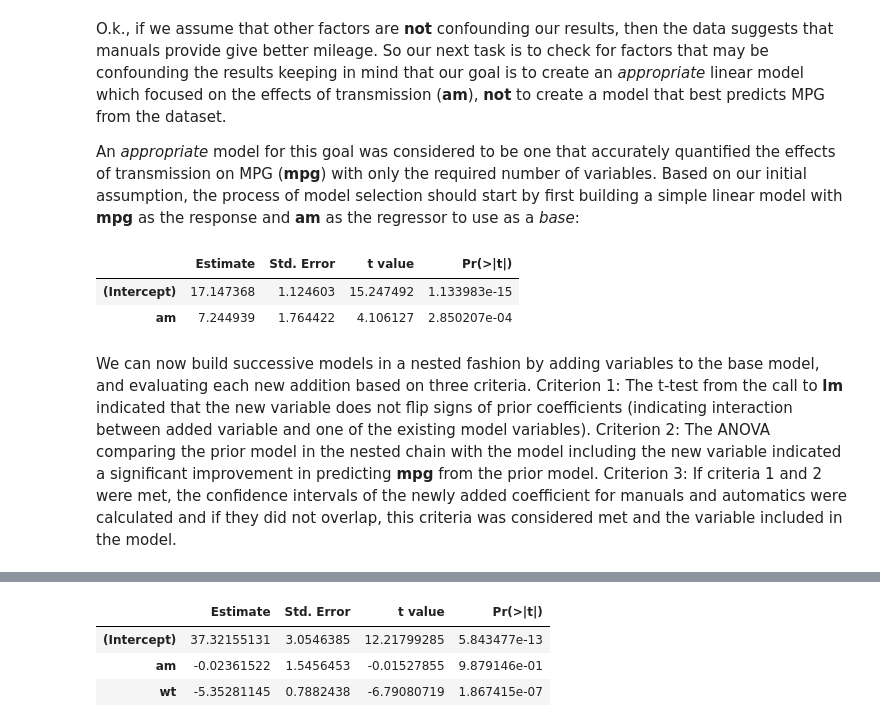
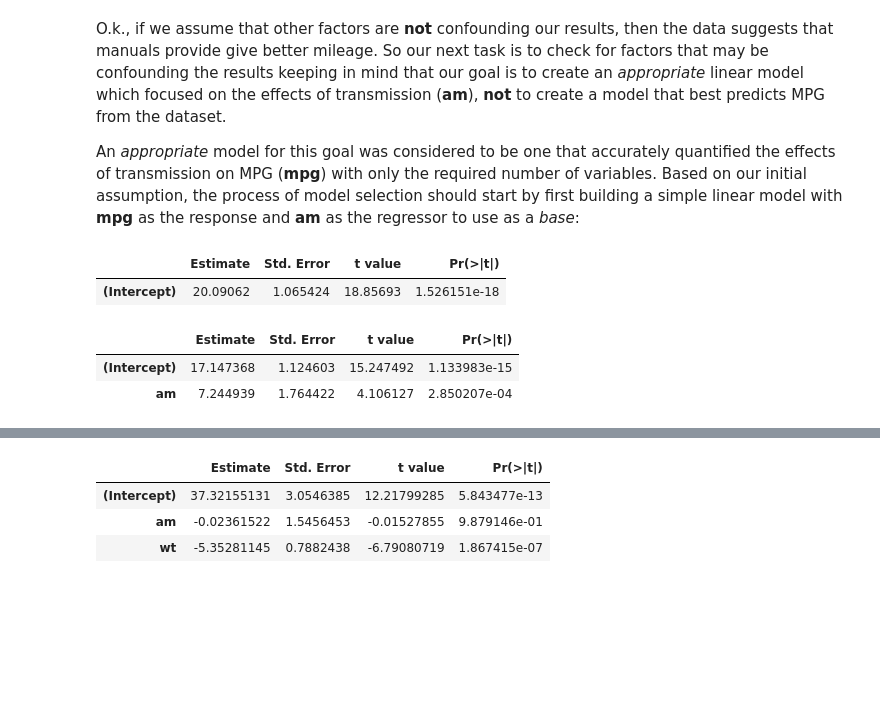
Before and after one commit to focods/WonderfulML, a Jupyter notebook: docs/solutions/session03_r.ipynb, the cells around one changed output, grey strips where cells are left out. Saved outputs shown, nothing was run; the diff lists cells and outputs as text; code cells hidden in the pictures; blank space fills up the shorter version.

Commit message:
fix first part of analysis, remove testSlopes function

```diff
--- a/docs/solutions/session03_r.ipynb
+++ b/docs/solutions/session03_r.ipynb
@@ -100,11 +102,14 @@ mean in group 0 mean in group 1
 O.k., if we assume that other factors are **not** confounding our results, then the data suggests that manuals provide give better mileage.  So our next task is to check for factors that may be confounding the results keeping in mind that our goal is to create an *appropriate* linear model which focused on the effects of transmission (**am**), **not** to create a model that best predicts MPG from the dataset.
 
 An *appropriate* model for this goal was considered to be one that accurately quantified the effects of transmission on MPG (**mpg**) with only the required number of variables. Based on our initial assumption, the process of model selection should start by first building a simple linear model with **mpg** as the response and **am** as the regressor to use as a *base*:
-# %%
-f01 <- lm(mpg ~ am, mtcars); summary(f01)$coef # base model assuming am significant
-# %% [output]
-|  | Estimate | Std. Error | t value | Pr(>|t|) |
-| (Intercept) | 17.147368 | 1.124603 | 15.247492 | 1.133983e-15 |
-| am | 7.244939 | 1.764422 | 4.106127 | 2.850207e-04 |
-# %% [markdown]
-We can now build successive models in a nested fashion by adding variables to the base model, and evaluating each new addition based on three criteria.  Criterion 1: The t-test from the call to **lm** indicated that the new variable does not flip signs of prior coefficients (indicating interaction between added variable and one of the existing model variables).  Criterion 2: The ANOVA comparing the prior model in the nested chain with the model including the new variable indicated a significant improvement in predicting **mpg** from the prior model.  Criterion 3: If criteria 1 and 2 were met, the confidence intervals of the newly added coefficient for manuals and automatics were calculated and if they did not overlap, this criteria was considered met and the variable included in the model.
+# %%
+#mpg_mean <- mean(mtcars$mpg)
+#mpg_mean  # 20.09062
+f00 <- lm(mpg ~ 1, mtcars); summary(f00)$coef  # reference model: predict w/ mean 20.09062
+f01 <- lm(mpg ~ am, mtcars); summary(f01)$coef $ # base model
+# %% [output]
+|  | Estimate | Std. Error | t value | Pr(>|t|) |
+| (Intercept) | 20.09062 | 1.065424 | 18.85693 | 1.526151e-18 |
+|  | Estimate | Std. Error | t value | Pr(>|t|) |
+| (Intercept) | 17.147368 | 1.124603 | 15.247492 | 1.133983e-15 |
+| am | 7.244939 | 1.764422 | 4.106127 | 2.850207e-04 |
```
Also changed, not shown: parts of 9 cells of this notebook.
